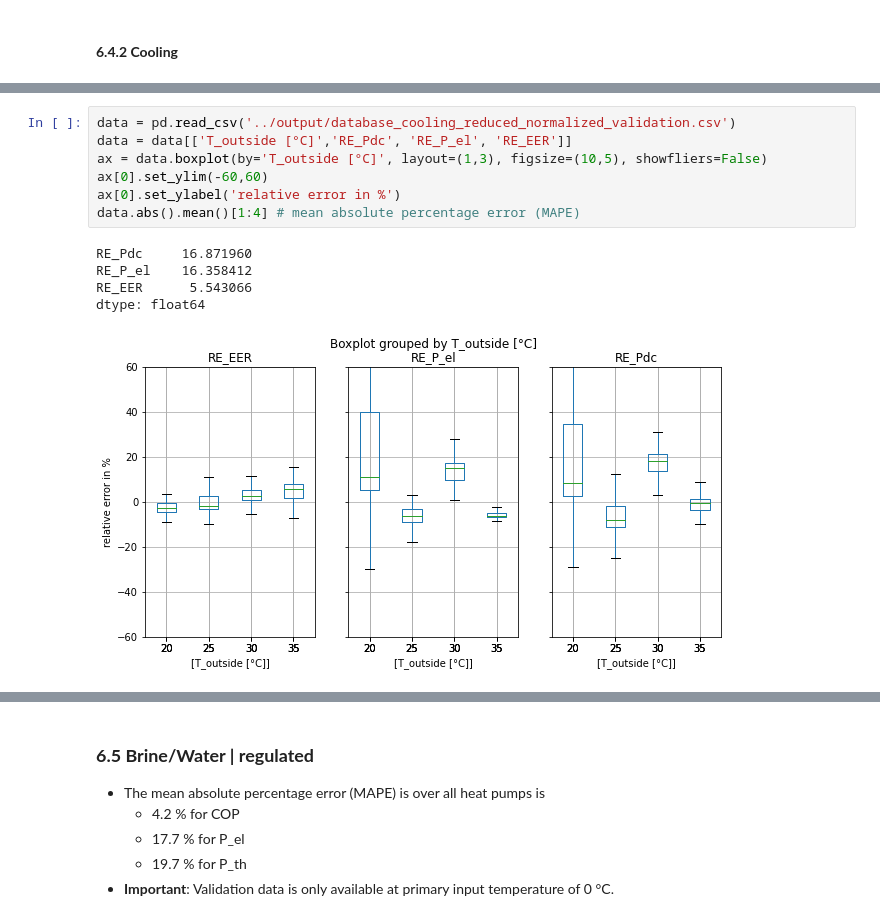
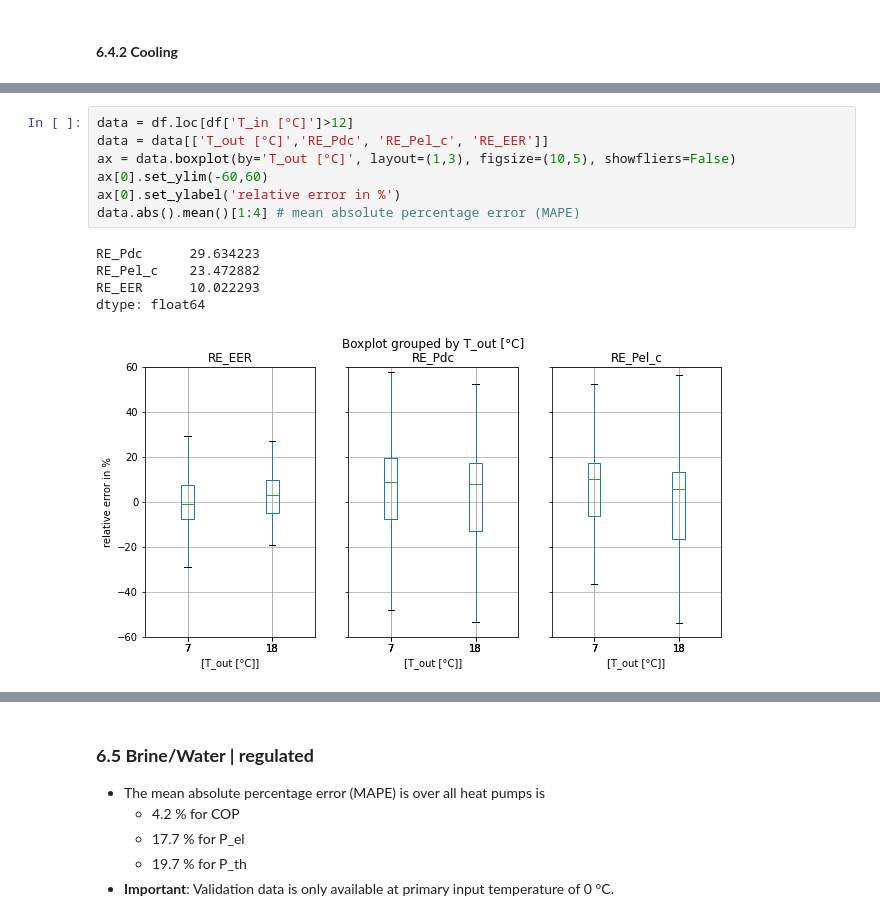
Before and after one commit to FZJ-IEK3-VSA/hplib, a Jupyter notebook: notebooks/documentation.ipynb, the cells around one changed output, grey strips where cells are left out. Cells and saved outputs as stored; diff of their text form.

```diff
--- a/notebooks/documentation.ipynb
+++ b/notebooks/documentation.ipynb
@@ -597,13 +617,13 @@ ax[2].set_ylim(0,50000)
 # %%
-data = pd.read_csv('../output/database_cooling_reduced_normalized_validation.csv')
-data = data[['T_outside [°C]','RE_Pdc', 'RE_P_el', 'RE_EER']]
-ax = data.boxplot(by='T_outside [°C]', layout=(1,3), figsize=(10,5), showfliers=False)
+data = df.loc[df['T_in [°C]']>12]
+data = data[['T_out [°C]','RE_Pdc', 'RE_Pel_c', 'RE_EER']]
+ax = data.boxplot(by='T_out [°C]', layout=(1,3), figsize=(10,5), showfliers=False)
 ax[0].set_ylim(-60,60)
 ax[0].set_ylabel('relative error in %')
 data.abs().mean()[1:4] # mean absolute percentage error (MAPE)
 # %% [output]
-RE_Pdc     16.871960
-RE_P_el    16.358412
-RE_EER      5.543066
+RE_Pdc      29.634223
+RE_Pel_c    23.472882
+RE_EER      10.022293
 dtype: float64
-[figure, old version]
+[figure, new version]
```
Also changed, not shown: parts of 13 cells of this notebook, 40 other files.
